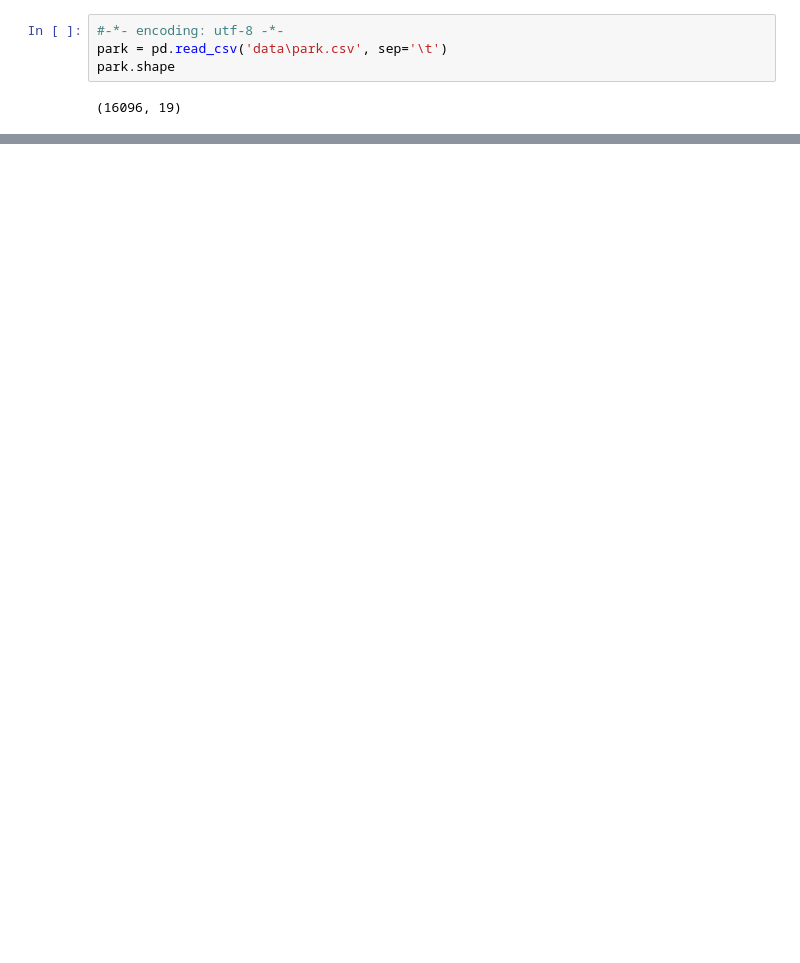
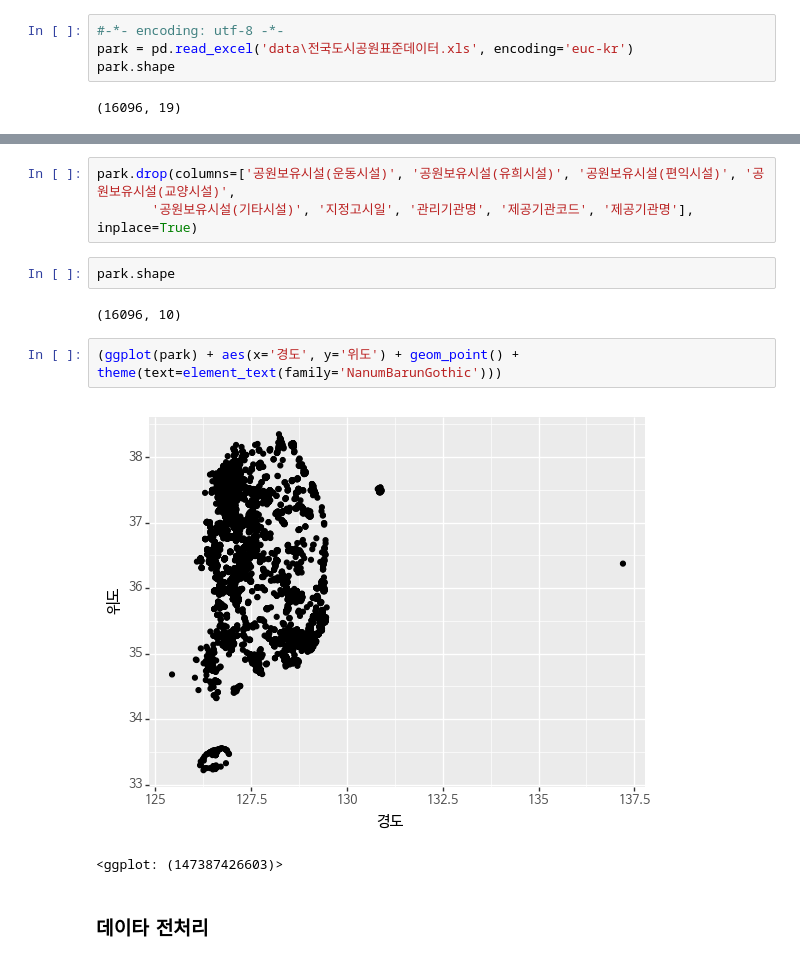
Before and after one commit to hotak90/ws, a Jupyter notebook: playground.ipynb, the cells around one changed output, grey strips where cells are left out. Cells and saved outputs as stored; diff of their text form; blank space fills up the shorter version.

```diff
--- a/playground.ipynb
+++ b/playground.ipynb
@@ -481,7 +481,7 @@ import folium
 import re
 # %%
 #-*- encoding: utf-8 -*-
-park = pd.read_csv('data\park.csv', sep='\t')
+park = pd.read_excel('data\전국도시공원표준데이터.xls', encoding='euc-kr')
 park.shape
 # %% [output]
 (16096, 19)
@@ -489,0 +550,14 @@ park.columns
+# %%
+park.drop(columns=['공원보유시설(운동시설)', '공원보유시설(유희시설)', '공원보유시설(편익시설)', '공원보유시설(교양시설)',
+       '공원보유시설(기타시설)', '지정고시일', '관리기관명', '제공기관코드', '제공기관명'], inplace=True)
+# %%
+park.shape
+# %% [output]
+(16096, 10)
+# %%
+(ggplot(park) + aes(x='경도', y='위도') + geom_point() + theme(text=element_text(family='NanumBarunGothic')))
+# %% [output]
+[figure, added]
+<ggplot: (147387426603)>
+# %% [markdown]
+### 데이타 전처리
```
Also changed, not shown: parts of 39 cells of this notebook.
